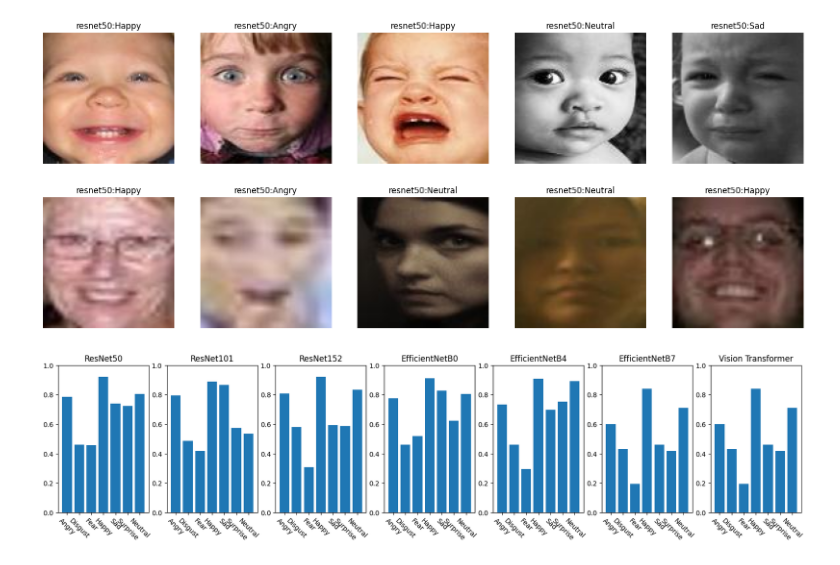
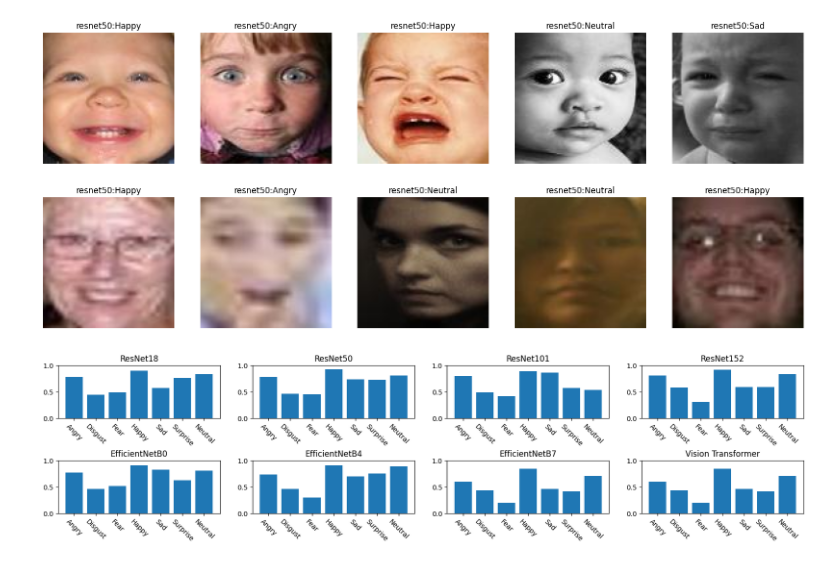
Before and after one commit to LuoXubo/Facial-expression-recgonition, a Jupyter notebook: demo.ipynb, the cells around one changed output. Cells and saved outputs as stored; diff of their text form; code cells hidden in the pictures.

```diff
--- a/demo.ipynb
+++ b/demo.ipynb
@@ -98,33 +100,38 @@ plt.show()
 '''
 | Model | Angry | Disgust | Fear | Happy | Sad | Surprise | Neutral |
 | ---------------- | ------ | ------- | ---- | ----- | --- | ------- | ------- |
+| ResNet18 | 0.7842 | 0.4459 | 0.4875 | 0.9021 | 0.5711 | 0.7593 | 0.8309 |
 | ResNet50 | 0.7842 | 0.4595 | 0.4562 | 0.9215 | 0.7385 | 0.7222 | 0.8059 |
 | ResNet101 | 0.7964 | 0.4865 | 0.4188 | 0.8903 | 0.8661 | 0.5741 | 0.5338 |
 | ResNet152 | 0.8085 | 0.5811 | 0.3063 | 0.9207 | 0.5921 | 0.5864 | 0.8338 |
 | EfficientNetB0 | 0.7751 | 0.4595 | 0.5188 | 0.9114 | 0.8285 | 0.6235 | 0.8044 |
 | EfficientNetB4 | 0.7325 | 0.4595 | 0.2938 | 0.9097 | 0.6987 | 0.7531 | 0.8926 |
 | EfficientNetB7 | 0.5988 | 0.4324 | 0.1938 | 0.8397 | 0.4603 | 0.4198 | 0.7118 |
 | Vision Transformer | 0.5988 | 0.4324 | 0.1938 | 0.8397 | 0.4603 | 0.4198 | 0.7118 |
 '''
 
 # visualize the results
 results = {
+    'ResNet18': [0.7842, 0.4459, 0.4875, 0.9021, 0.5711, 0.7593, 0.8309],
     'ResNet50': [0.7842, 0.4595, 0.4562, 0.9215, 0.7385, 0.7222, 0.8059],
     'ResNet101': [0.7964, 0.4865, 0.4188, 0.8903, 0.8661, 0.5741, 0.5338],
     'ResNet152': [0.8085, 0.5811, 0.3063, 0.9207, 0.5921, 0.5864, 0.8338],
     'EfficientNetB0': [0.7751, 0.4595, 0.5188, 0.9114, 0.8285, 0.6235, 0.8044],
     'EfficientNetB4': [0.7325, 0.4595, 0.2938, 0.9097, 0.6987, 0.7531, 0.8926],
     'EfficientNetB7': [0.5988, 0.4324, 0.1938, 0.8397, 0.4603, 0.4198, 0.7118],
     'Vision Transformer': [0.5988, 0.4324, 0.1938, 0.8397, 0.4603, 0.4198, 0.7118]
 }
 
-fig, ax = plt.subplots(1, 7, figsize=(20, 4))
+# visualize
+fig, ax = plt.subplots(2, 4, figsize=(20, 4))
+ax = ax.ravel()
 for i, model in enumerate(results.keys()):
     ax[i].bar(emotions, results[model])
     ax[i].set_title(model)
     ax[i].set_ylim(0, 1)
     ax[i].xaxis.set_tick_params(rotation=-45)
 
+plt.subplots_adjust(hspace=0.8)
 plt.show()
 # %% [output]
-[figure, old version]
+[figure, new version]
```
Also changed, not shown: parts of 2 cells of this notebook, 5 other files.
